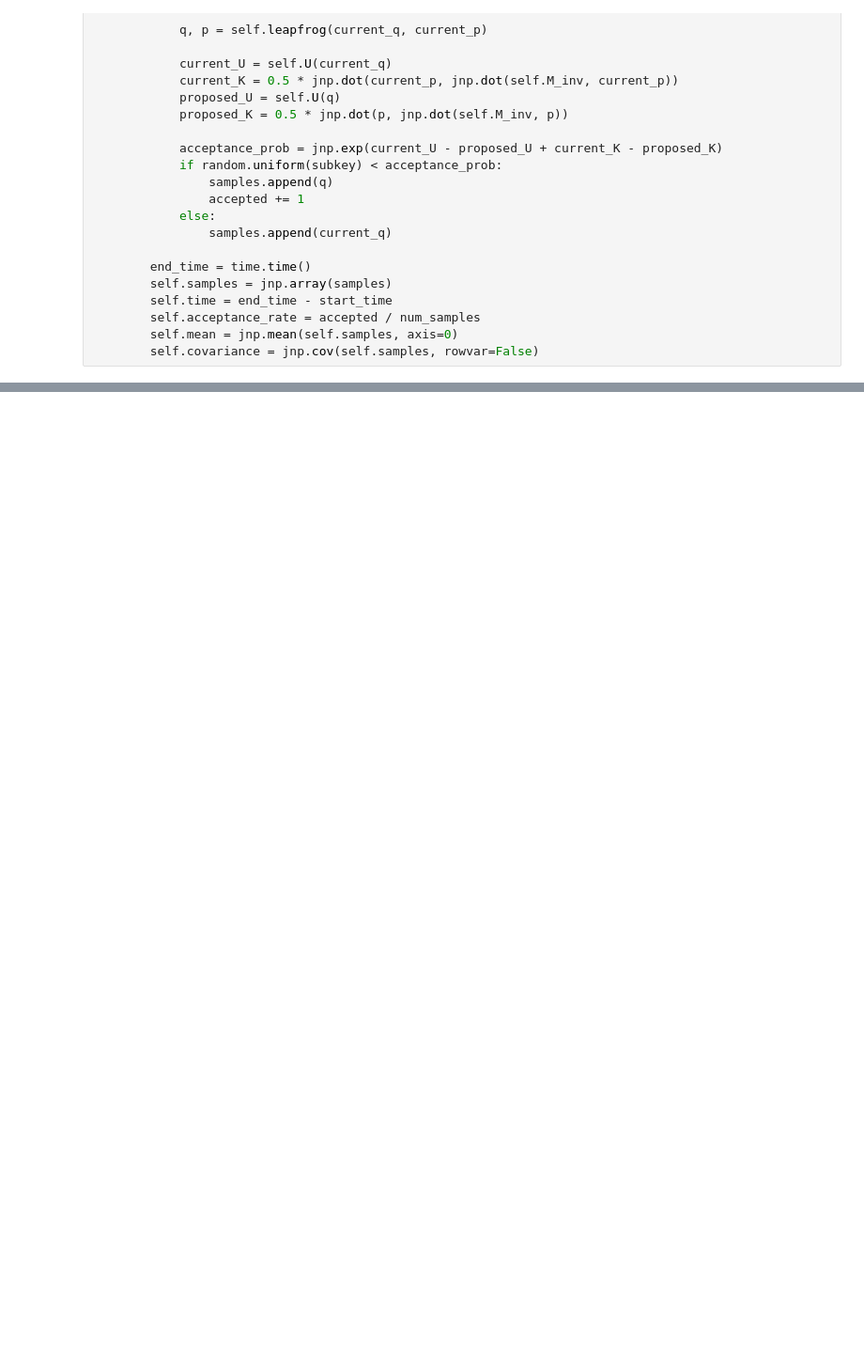
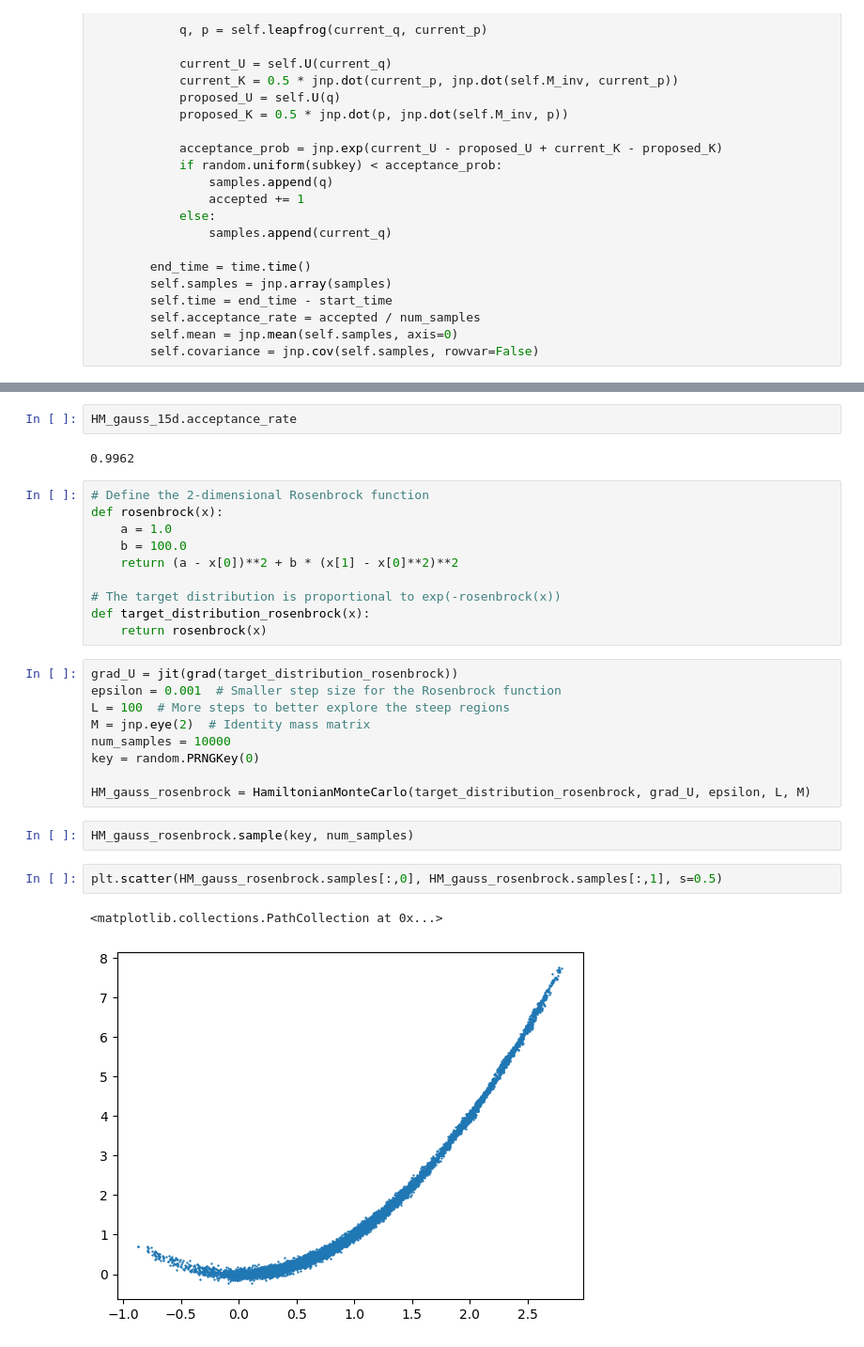
Before and after one commit to WengerMichael/HamiltonianMC, a Jupyter notebook: HamiltonianMonteCarlo.ipynb, the cells around one changed output, grey strips where cells are left out. Shown at 94% size. Cells and saved outputs as stored; diff of their text form; blank space fills up the shorter version.

```diff
--- a/HamiltonianMonteCarlo.ipynb
+++ b/HamiltonianMonteCarlo.ipynb
@@ -64,0 +129,30 @@ class HamiltonianMonteCarlo:
+# %%
+HM_gauss_15d.acceptance_rate
+# %% [output]
+0.9962
+# %%
+# Define the 2-dimensional Rosenbrock function
+def rosenbrock(x):
+    a = 1.0
+    b = 100.0
+    return (a - x[0])**2 + b * (x[1] - x[0]**2)**2
+
+# The target distribution is proportional to exp(-rosenbrock(x))
+def target_distribution_rosenbrock(x):
+    return rosenbrock(x)
+# %%
+grad_U = jit(grad(target_distribution_rosenbrock))
+epsilon = 0.001  # Smaller step size for the Rosenbrock function
+L = 100  # More steps to better explore the steep regions
+M = jnp.eye(2)  # Identity mass matrix
+num_samples = 10000
+key = random.PRNGKey(0)
+
+HM_gauss_rosenbrock = HamiltonianMonteCarlo(target_distribution_rosenbrock, grad_U, epsilon, L, M)
+# %%
+HM_gauss_rosenbrock.sample(key, num_samples)
+# %%
+plt.scatter(HM_gauss_rosenbrock.samples[:,0], HM_gauss_rosenbrock.samples[:,1], s=0.5)
+# %% [output]
+<matplotlib.collections.PathCollection at 0x...>
+[figure, added]
```
Also changed, not shown: parts of 11 cells of this notebook.
